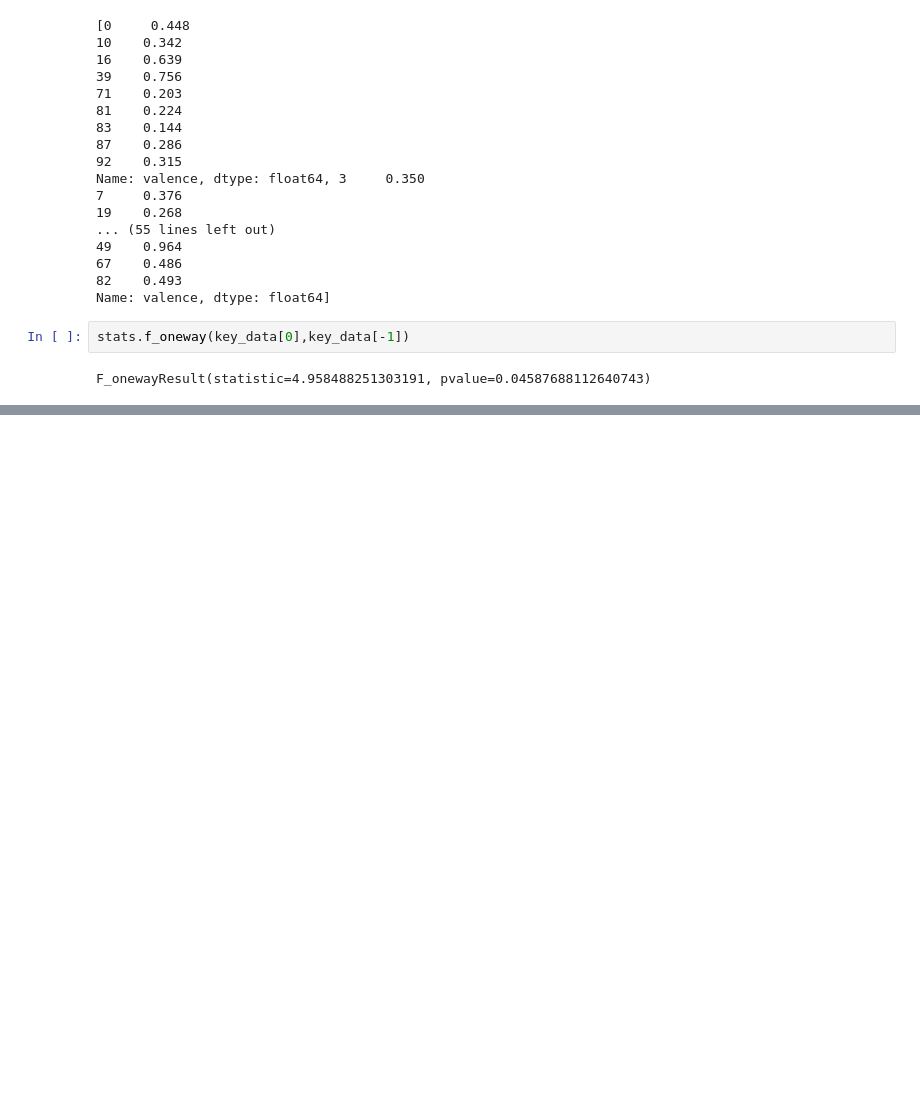
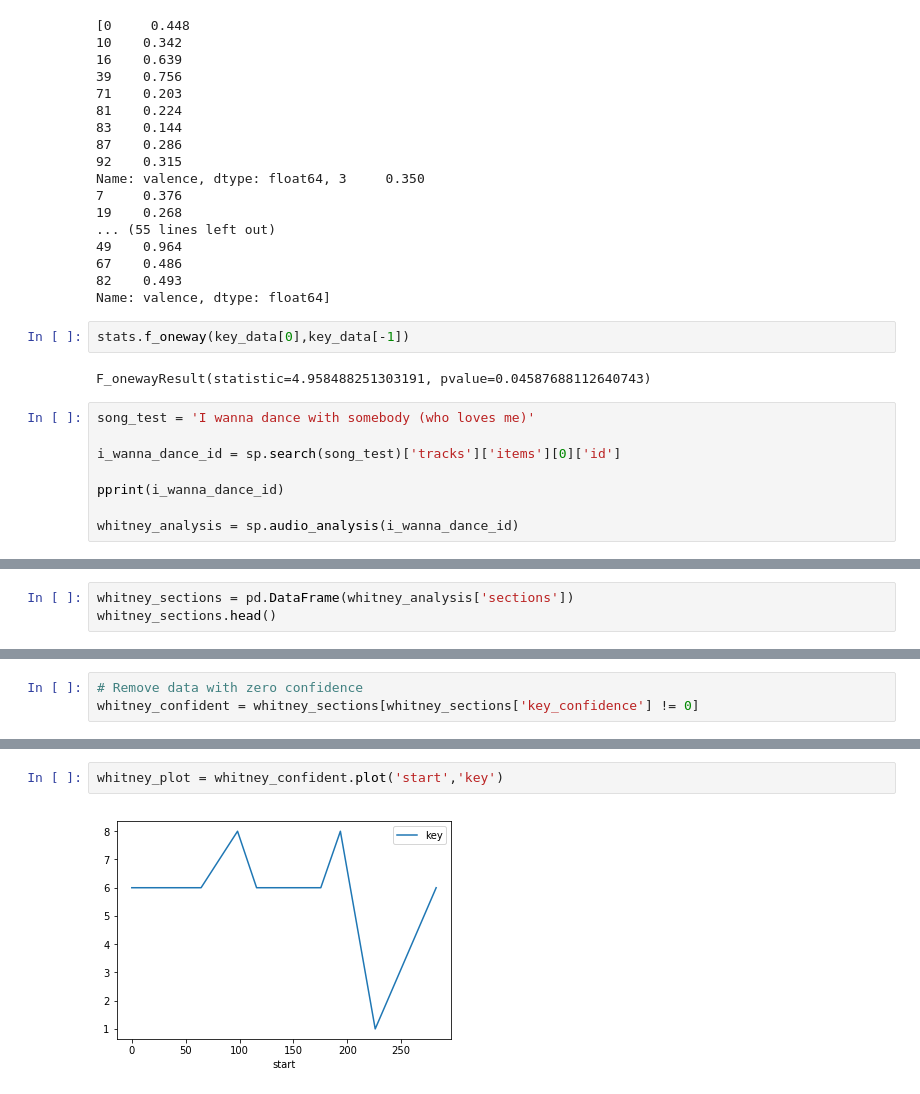
Before and after one commit to Ajstanley89/Know-Your-Music, a Jupyter notebook: Project One Alex.ipynb, the cells around one changed output, grey strips where cells are left out. Drawn from its saved outputs; the diff is of its cells as text; blank space fills up the shorter version.

```diff
--- a/Project One Alex.ipynb
+++ b/Project One Alex.ipynb
@@ -426,3 +450,11 @@ Name: valence, dtype: float64]
 stats.f_oneway(key_data[0],key_data[-1])
 # %% [output]
 F_onewayResult(statistic=4.958488251303191, pvalue=0.04587688112640743)
+# %%
+song_test = 'I wanna dance with somebody (who loves me)'
+
+i_wanna_dance_id = sp.search(song_test)['tracks']['items'][0]['id']
+
+pprint(i_wanna_dance_id)
+
+whitney_analysis = sp.audio_analysis(i_wanna_dance_id)
@@ -428,0 +483,3 @@ F_onewayResult(statistic=4.958488251303191, pvalue=0.04587688112640743)
+# %%
+whitney_sections = pd.DataFrame(whitney_analysis['sections'])
+whitney_sections.head()
@@ -428,0 +493,3 @@ F_onewayResult(statistic=4.958488251303191, pvalue=0.04587688112640743)
+# %%
+# Remove data with zero confidence
+whitney_confident = whitney_sections[whitney_sections['key_confidence'] != 0]
@@ -428,0 +505,4 @@ F_onewayResult(statistic=4.958488251303191, pvalue=0.04587688112640743)
+# %%
+whitney_plot = whitney_confident.plot('start','key')
+# %% [output]
+[figure, added]
```
Also changed, not shown: parts of 38 cells of this notebook, 4 other files.
